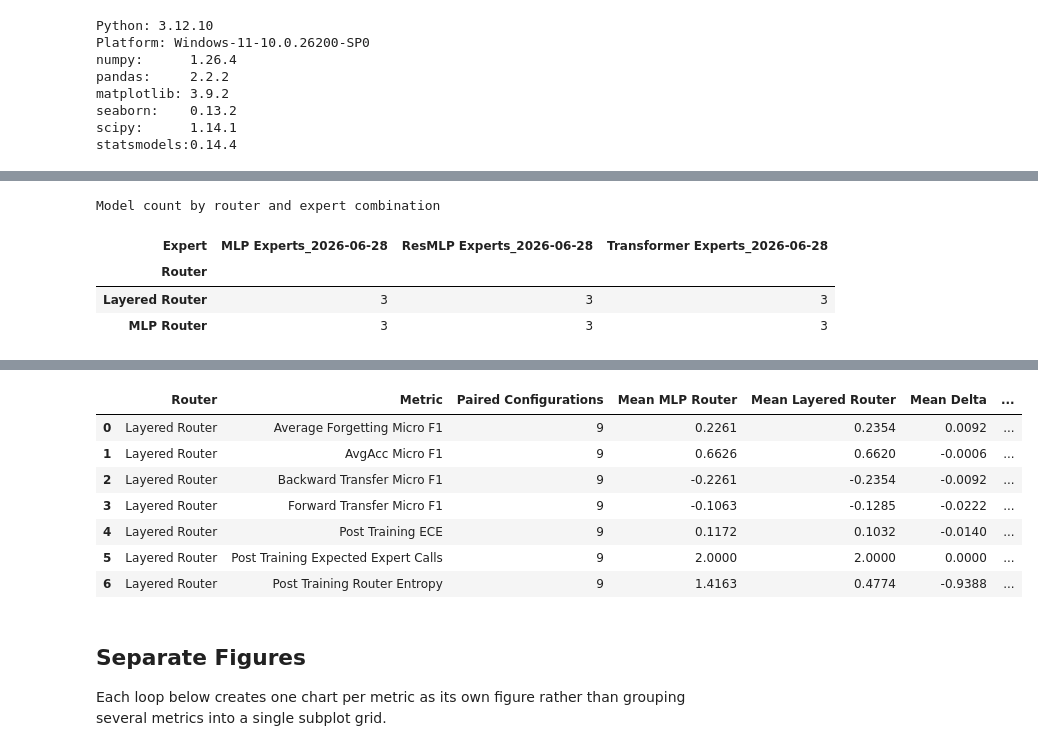
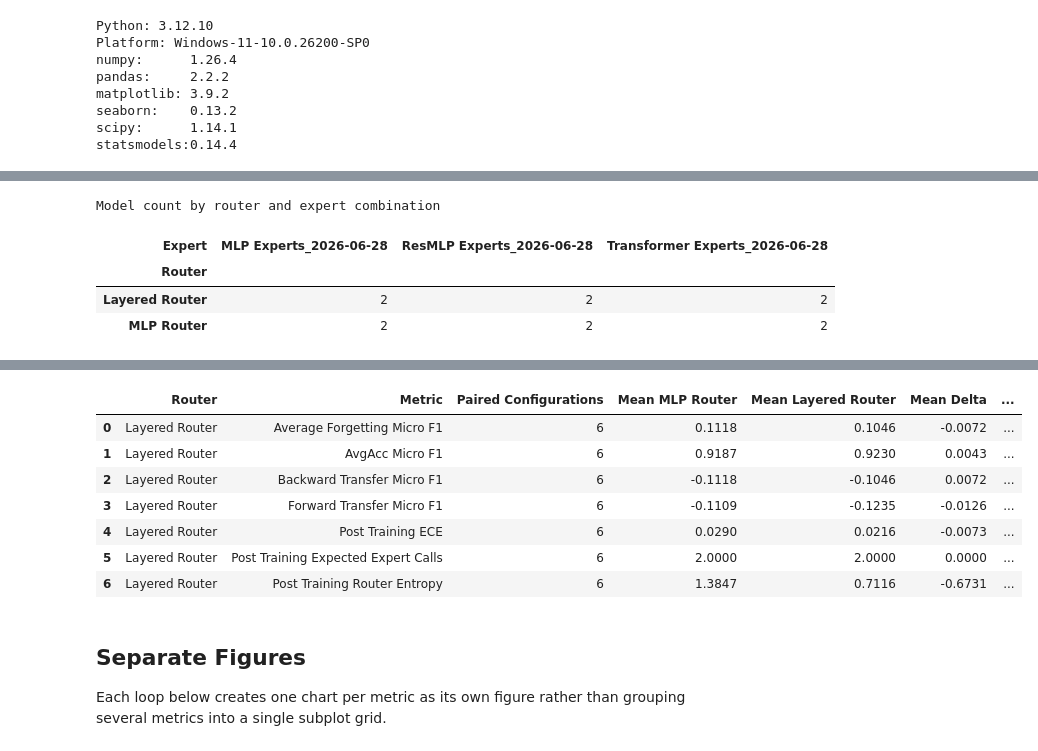
Before and after one commit to ddimpfel/JHU_IS_26, a Jupyter notebook: model_experiments_comparison.ipynb, the cells around one changed output, grey strips where cells are left out. Cells and saved outputs as stored; diff of their text form; code cells hidden in the pictures.

```diff
--- a/model_experiments_comparison.ipynb
+++ b/model_experiments_comparison.ipynb
@@ -59,8 +59,8 @@ from statsmodels.stats.multitest import multipletests
 
 from plots import load_serialized_training_runs, build_serialized_results_table
 # %%
-RESULTS_DIR = Path('./')
-RESULT_GLOB = '**/*.json'
+RESULTS_DIR = Path('./results')
+RESULT_GLOB = '*.json'
 
 all_paths = sorted(RESULTS_DIR.glob(RESULT_GLOB))
 result_paths = [path for path in all_paths if " + " in str(path)]
@@ -177,7 +169,7 @@ def summarize_component_performance(df: pd.DataFrame, component_col: str, metric
 
     summary = (
         df.groupby(component_col)[available_metrics]
-        .agg(['mean', 'std', 'min', 'max', 'count'])
+        .agg(['mean'])
         .reset_index()
     )
     summary = flatten_multiindex_columns(summary)
@@ -335,6 +327,7 @@ component_metrics = [
         'Full Validation Micro F1',
         'Post Training ECE',
         'Post Training Router Entropy',
+        'Post Training Normalized Router Entropy',
         'Post Training Expected Expert Calls',
         'Post Training Cost Proxy',
     ]
@@ -371,5 +364,5 @@ if not expert_significance_df.empty:
 Model count by router and expert combination
 | Expert | MLP Experts_2026-06-28 | ResMLP Experts_2026-06-28 | Transformer Experts_2026-06-28 |
 | Router |  |  |  |
-| Layered Router | 3 | 3 | 3 |
-| MLP Router | 3 | 3 | 3 |
+| Layered Router | 2 | 2 | 2 |
+| MLP Router | 2 | 2 | 2 |
@@ -393,11 +383,11 @@ Model count by router and expert combination
 |  | Router | Metric | Paired Configurations | Mean MLP Router | Mean Layered Router | Mean Delta | ... |
-| 0 | Layered Router | Average Forgetting Micro F1 | 9 | 0.2261 | 0.2354 | 0.0092 | ... |
-| 1 | Layered Router | AvgAcc Micro F1 | 9 | 0.6626 | 0.6620 | -0.0006 | ... |
-| 2 | Layered Router | Backward Transfer Micro F1 | 9 | -0.2261 | -0.2354 | -0.0092 | ... |
-| 3 | Layered Router | Forward Transfer Micro F1 | 9 | -0.1063 | -0.1285 | -0.0222 | ... |
-| 4 | Layered Router | Post Training ECE | 9 | 0.1172 | 0.1032 | -0.0140 | ... |
-| 5 | Layered Router | Post Training Expected Expert Calls | 9 | 2.0000 | 2.0000 | 0.0000 | ... |
-| 6 | Layered Router | Post Training Router Entropy | 9 | 1.4163 | 0.4774 | -0.9388 | ... |
+| 0 | Layered Router | Average Forgetting Micro F1 | 6 | 0.1118 | 0.1046 | -0.0072 | ... |
+| 1 | Layered Router | AvgAcc Micro F1 | 6 | 0.9187 | 0.9230 | 0.0043 | ... |
+| 2 | Layered Router | Backward Transfer Micro F1 | 6 | -0.1118 | -0.1046 | 0.0072 | ... |
+| 3 | Layered Router | Forward Transfer Micro F1 | 6 | -0.1109 | -0.1235 | -0.0126 | ... |
+| 4 | Layered Router | Post Training ECE | 6 | 0.0290 | 0.0216 | -0.0073 | ... |
+| 5 | Layered Router | Post Training Expected Expert Calls | 6 | 2.0000 | 2.0000 | 0.0000 | ... |
+| 6 | Layered Router | Post Training Router Entropy | 6 | 1.3847 | 0.7116 | -0.6731 | ... |
 # %% [markdown]
 ## Separate Figures
 
```
Also changed, not shown: parts of 6 cells of this notebook, 11 other files.
